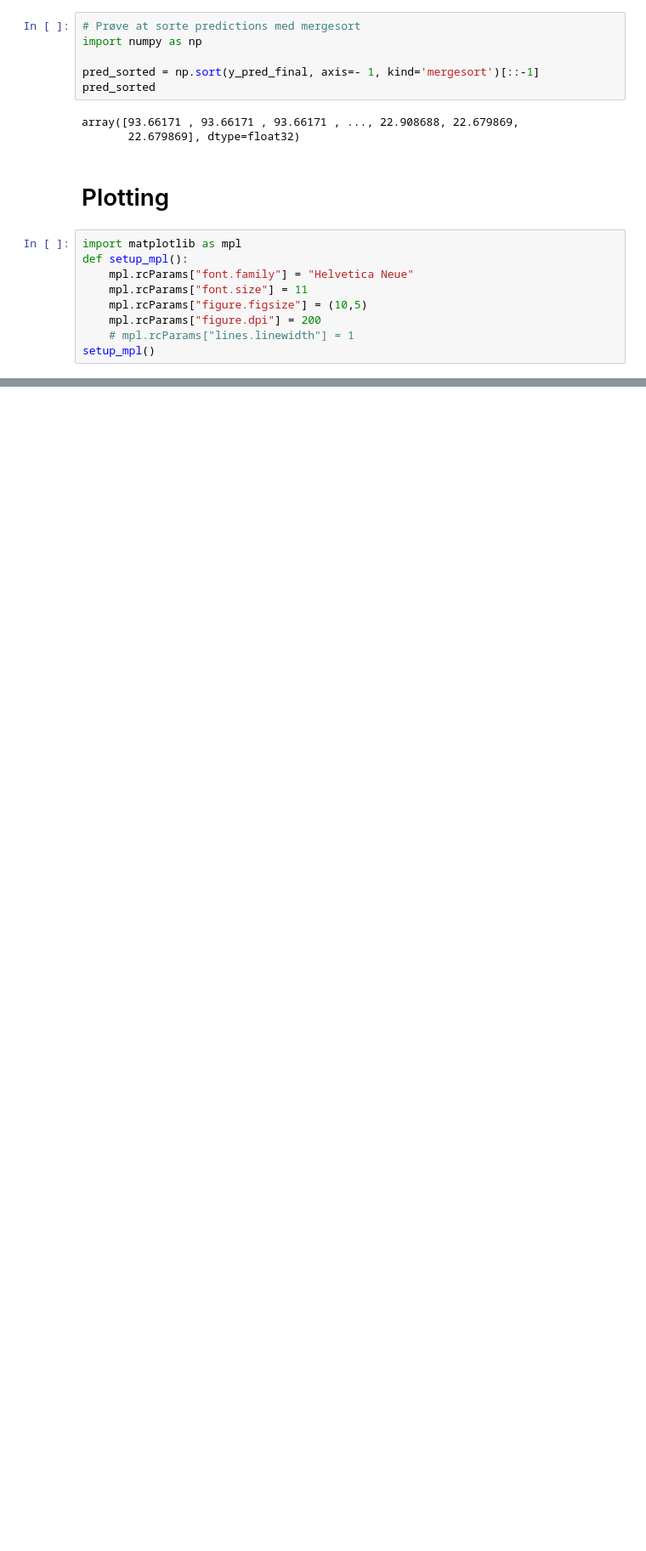
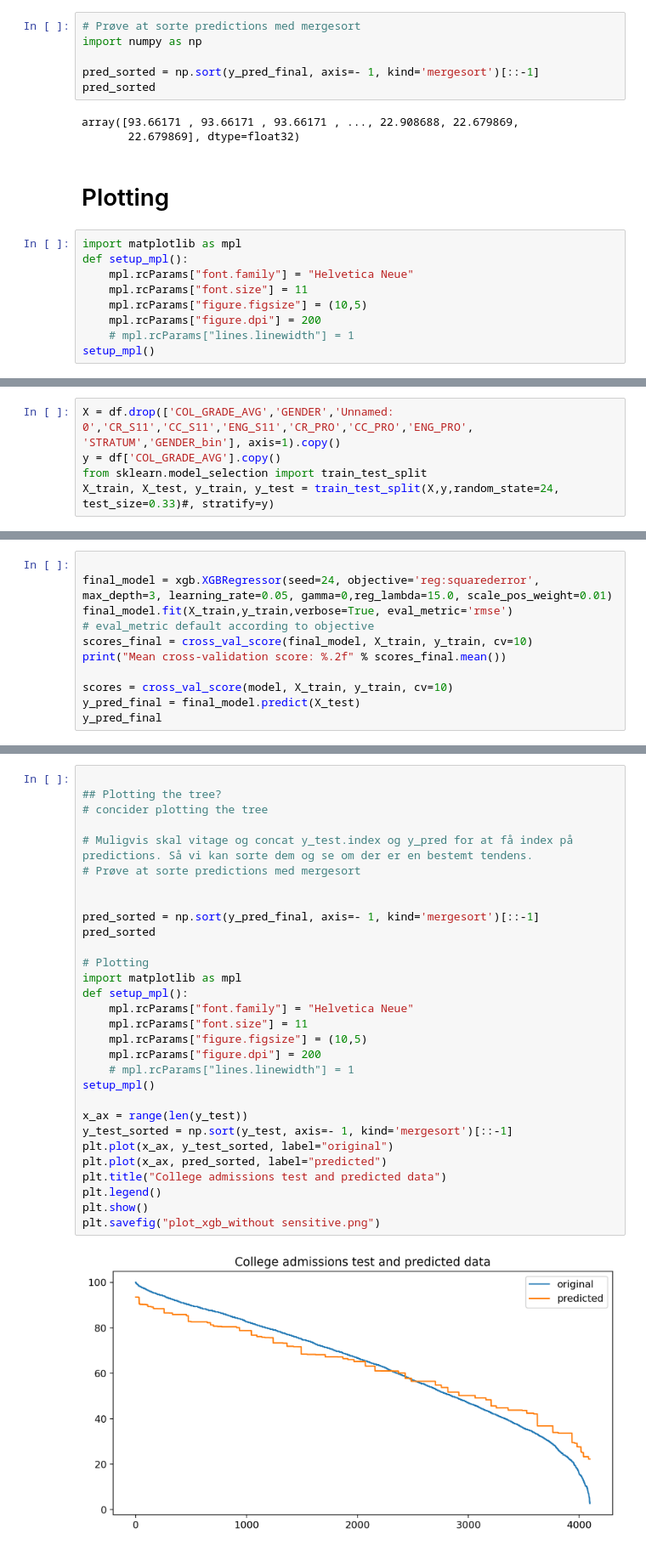
Before and after one commit to s183910/Bachelor_Gabi_Kat, a Jupyter notebook: src/Algoritmer/xgboost.ipynb, the cells around one changed output, grey strips where cells are left out. Shown at 85% size. Cells and saved outputs as stored; diff of their text form; blank space fills up the shorter version.

Commit message:
nye sorterede datasæt

```diff
--- a/src/Algoritmer/xgboost.ipynb
+++ b/src/Algoritmer/xgboost.ipynb
@@ -331,0 +305,5 @@ SyntaxError: invalid syntax (<ipython-input-139-4c7196dbd70e>, line 1)
+# %%
+X = df.drop(['COL_GRADE_AVG','GENDER','Unnamed: 0','CR_S11','CC_S11','ENG_S11','CR_PRO','CC_PRO','ENG_PRO', 'STRATUM','GENDER_bin'], axis=1).copy()
+y = df['COL_GRADE_AVG'].copy()
+from sklearn.model_selection import train_test_split
+X_train, X_test, y_train, y_test = train_test_split(X,y,random_state=24, test_size=0.33)#, stratify=y)
@@ -331,0 +392,11 @@ SyntaxError: invalid syntax (<ipython-input-139-4c7196dbd70e>, line 1)
+# %%
+
+final_model = xgb.XGBRegressor(seed=24, objective='reg:squarederror', max_depth=3, learning_rate=0.05, gamma=0,reg_lambda=15.0, scale_pos_weight=0.01)
+final_model.fit(X_train,y_train,verbose=True, eval_metric='rmse')
+# eval_metric default according to objective
+scores_final = cross_val_score(final_model, X_train, y_train, cv=10)
+print("Mean cross-validation score: %.2f" % scores_final.mean())
+
+scores = cross_val_score(model, X_train, y_train, cv=10)
+y_pred_final = final_model.predict(X_test)
+y_pred_final
@@ -331,0 +449,32 @@ SyntaxError: invalid syntax (<ipython-input-139-4c7196dbd70e>, line 1)
+# %%
+
+## Plotting the tree?
+# concider plotting the tree
+
+# Muligvis skal vitage og concat y_test.index og y_pred for at få index på predictions. Så vi kan sorte dem og se om der er en bestemt tendens.
+# Prøve at sorte predictions med mergesort
+
+
+pred_sorted = np.sort(y_pred_final, axis=- 1, kind='mergesort')[::-1]
+pred_sorted
+
+# Plotting
+import matplotlib as mpl
+def setup_mpl():
+    mpl.rcParams["font.family"] = "Helvetica Neue"
+    mpl.rcParams["font.size"] = 11
+    mpl.rcParams["figure.figsize"] = (10,5)
+    mpl.rcParams["figure.dpi"] = 200
+    # mpl.rcParams["lines.linewidth"] = 1
+setup_mpl()
+
+x_ax = range(len(y_test))
+y_test_sorted = np.sort(y_test, axis=- 1, kind='mergesort')[::-1]
+plt.plot(x_ax, y_test_sorted, label="original")
+plt.plot(x_ax, pred_sorted, label="predicted")
+plt.title("College admissions test and predicted data")
+plt.legend()
+plt.show()
+plt.savefig("plot_xgb_without sensitive.png")
+# %% [output]
+[figure, added]
```
Also changed, not shown: parts of 20 cells of this notebook, 2 other files.
